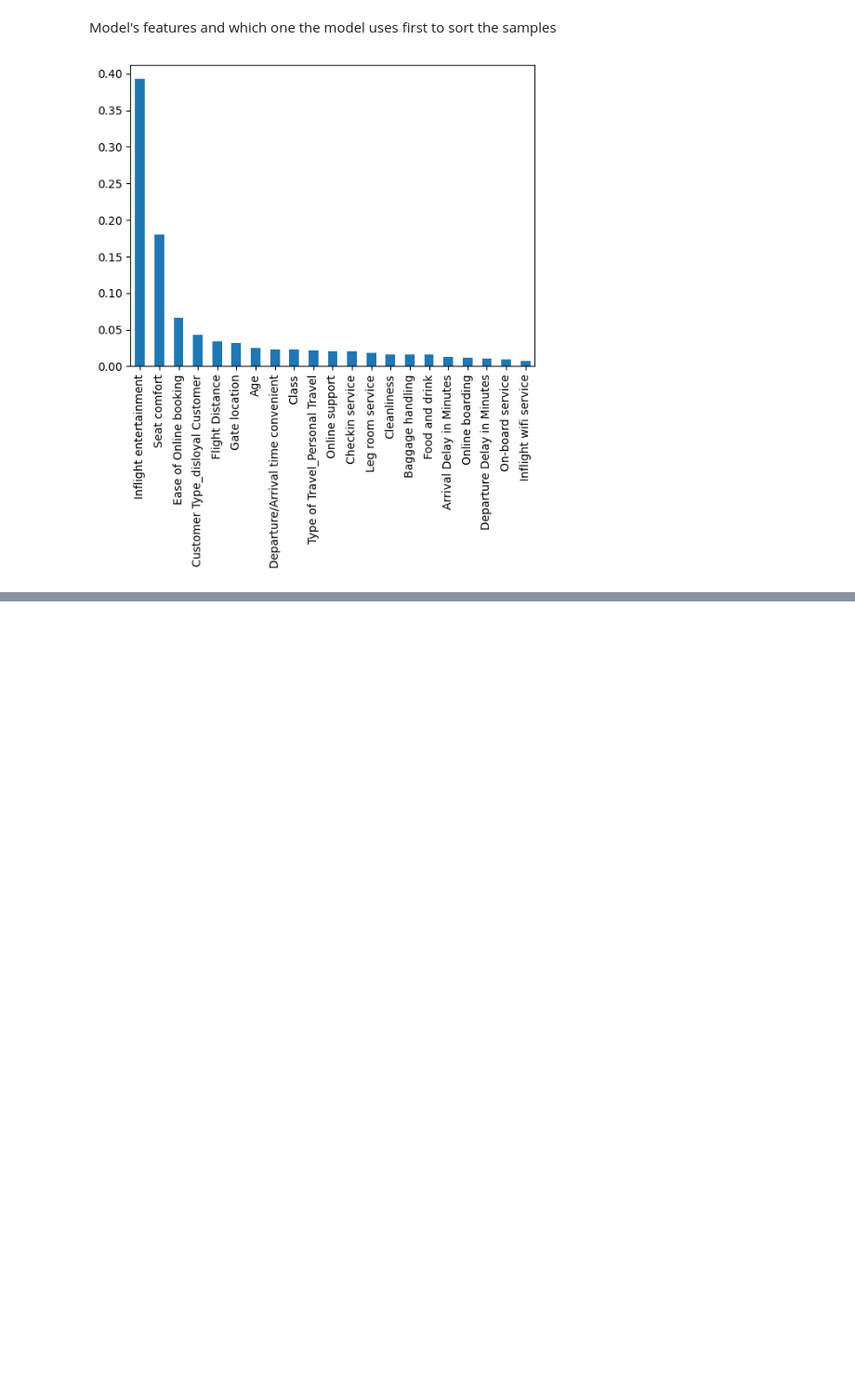
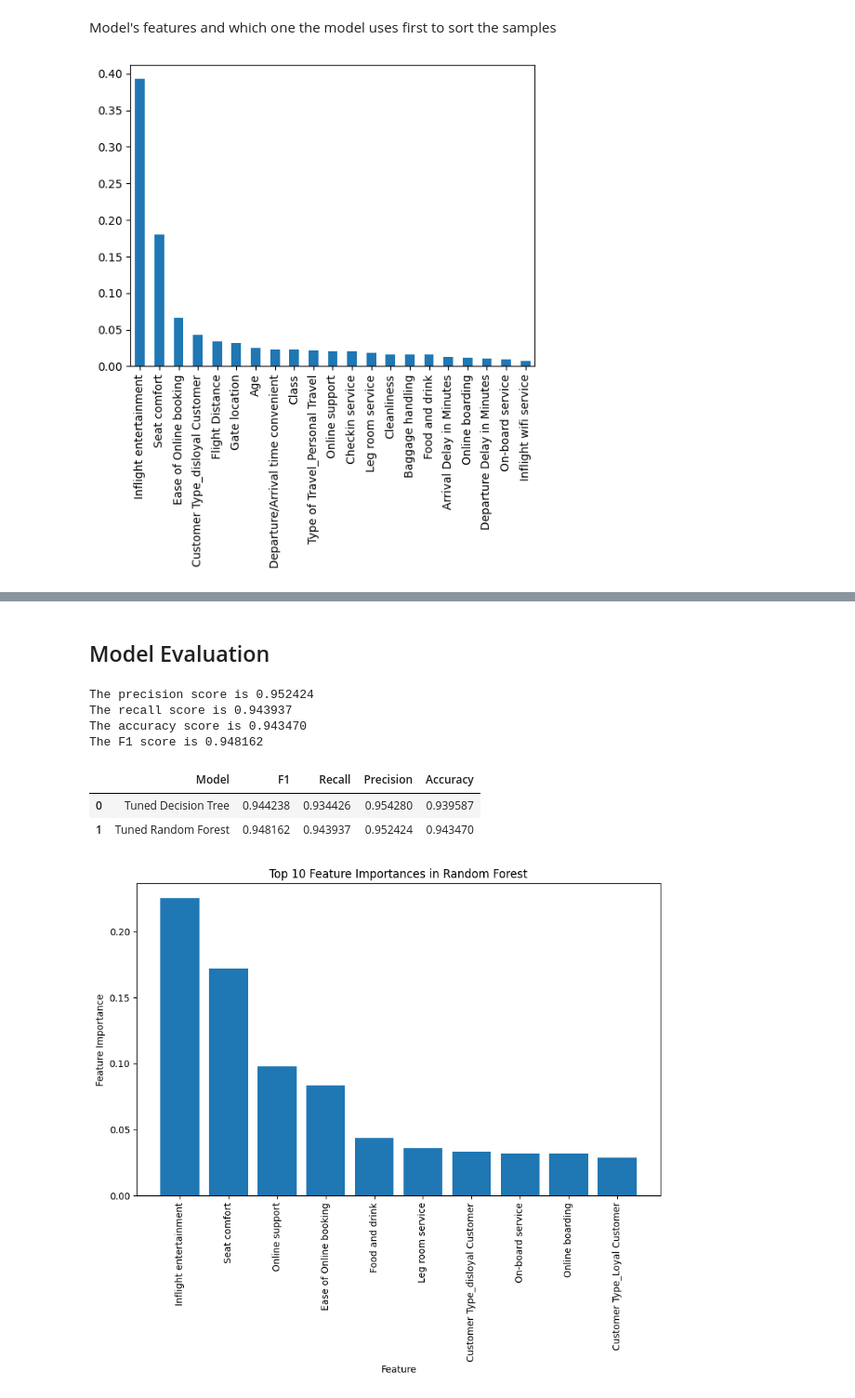
Before and after one commit to matusoff/ML_models, a Jupyter notebook: DecisionTree_CustomerSatisfaction_AirlineCompany.ipynb, the cells around one changed output, grey strips where cells are left out. Shown at 93% size. Saved outputs shown, nothing was run; the diff lists cells and outputs as text; code cells hidden in the pictures; blank space fills up the shorter version.

```diff
--- a/DecisionTree_CustomerSatisfaction_AirlineCompany.ipynb
+++ b/DecisionTree_CustomerSatisfaction_AirlineCompany.ipynb
@@ -346,0 +510,15 @@ forest_importances.plot.bar(ax=ax);
+# %%
+# Search over specified parameters.
+rf_val = GridSearchCV(
+    estimator=rf,
+    param_grid=cv_params,
+    cv=custom_split,
+    refit='f1',
+    n_jobs = -1,
+    verbose = 1
+    )
+# %%
+# Fit the model.
+# to keep track of the amount of time it takes to fit the model
+%time
+rf_val.fit(X_train, y_train)
@@ -346,0 +548,10 @@ forest_importances.plot.bar(ax=ax);
+# %%
+# Use optimal parameters on GridSearchCV.
+
+rf_opt = RandomForestClassifier(n_estimators=50, max_depth=50, max_samples=0.9, min_samples_leaf=1,\
+                                min_samples_split=0.001, max_features='sqrt')
+# %%
+# Fit the optimal model.
+
+%time
+rf_opt.fit(X_train, y_train)
@@ -346,0 +566,54 @@ forest_importances.plot.bar(ax=ax);
+# %% [markdown]
+## Model Evaluation
+# %%
+precision_test = precision_score(y_test, y_pred, pos_label = 'satisfied')
+print("The precision score is {pc:.6f}".format(pc = precision_test))
+
+recall_test = recall_score(y_test, y_pred, pos_label = 'satisfied')
+print("The recall score is {rc:.6f}".format(rc = recall_test))
+
+ac_test = accuracy_score(y_test, y_pred)
+print("The accuracy score is {ac:.6f}".format(ac = ac_test))
+
+f1_test = f1_score(y_test, y_pred, pos_label = 'satisfied')
+print("The F1 score is {f1:.6f}".format(f1 = f1_test))
+# %% [output]
+The precision score is 0.952424
+The recall score is 0.943937
+The accuracy score is 0.943470
+The F1 score is 0.948162
+# %%
+# Create table of results.
+
+table = pd.DataFrame({'Model': ["Tuned Decision Tree", "Tuned Random Forest"],
+                        'F1':  [0.944238, f1_test],
+                        'Recall': [0.934426, recall_test],
+                        'Precision': [0.95428, precision_test],
+                        'Accuracy': [0.939587, ac_test]
+                      }
+                    )
+table
+# %% [output]
+|  | Model | F1 | Recall | Precision | Accuracy |
+| 0 | Tuned Decision Tree | 0.944238 | 0.934426 | 0.954280 | 0.939587 |
+| 1 | Tuned Random Forest | 0.948162 | 0.943937 | 0.952424 | 0.943470 |
+# %%
+# Sort the feature importances in descending order
+# Obtain feature importances
+feature_importances = rf_opt.feature_importances_
+sorted_indices = np.argsort(feature_importances)[::-1]
+
+# Get the feature names from your dataset (assuming X_train is a DataFrame)
+feature_names = X_train.columns
+
+# Plot the top N feature importances
+N = 10  # You can change N to display more or fewer top features
+plt.figure(figsize=(10, 6))
+plt.bar(range(N), feature_importances[sorted_indices][:N], align="center")
+plt.xticks(range(N), [feature_names[i] for i in sorted_indices][:N], rotation=90)
+plt.xlabel("Feature")
+plt.ylabel("Feature Importance")
+plt.title("Top {} Feature Importances in Random Forest".format(N))
+plt.show()
+# %% [output]
+[figure, added]
```
Also changed, not shown: parts of 25 cells of this notebook.
